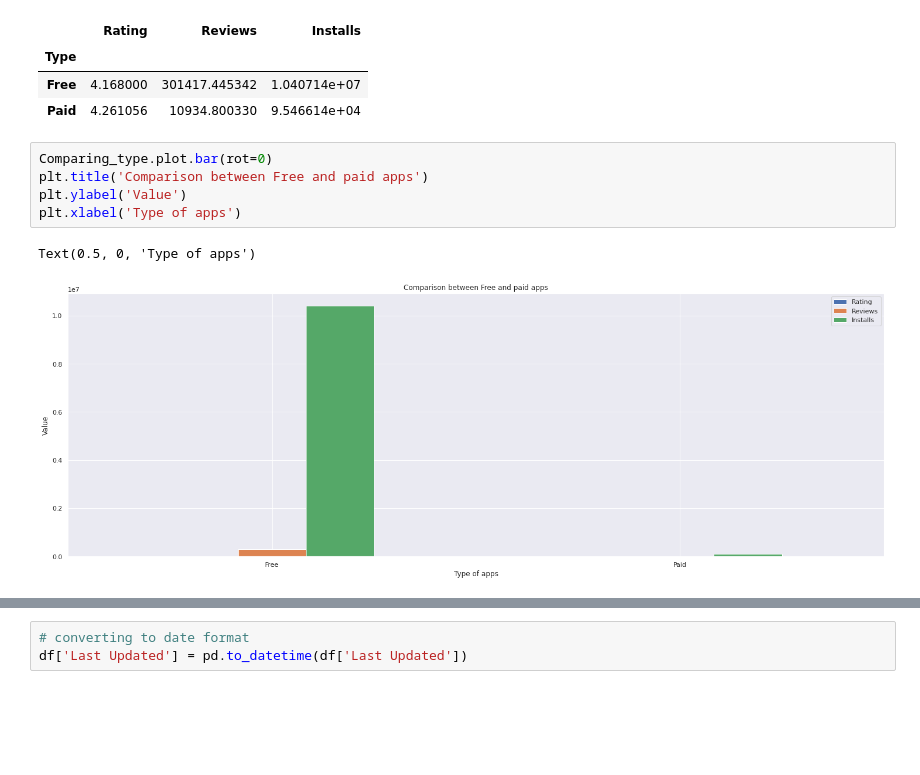
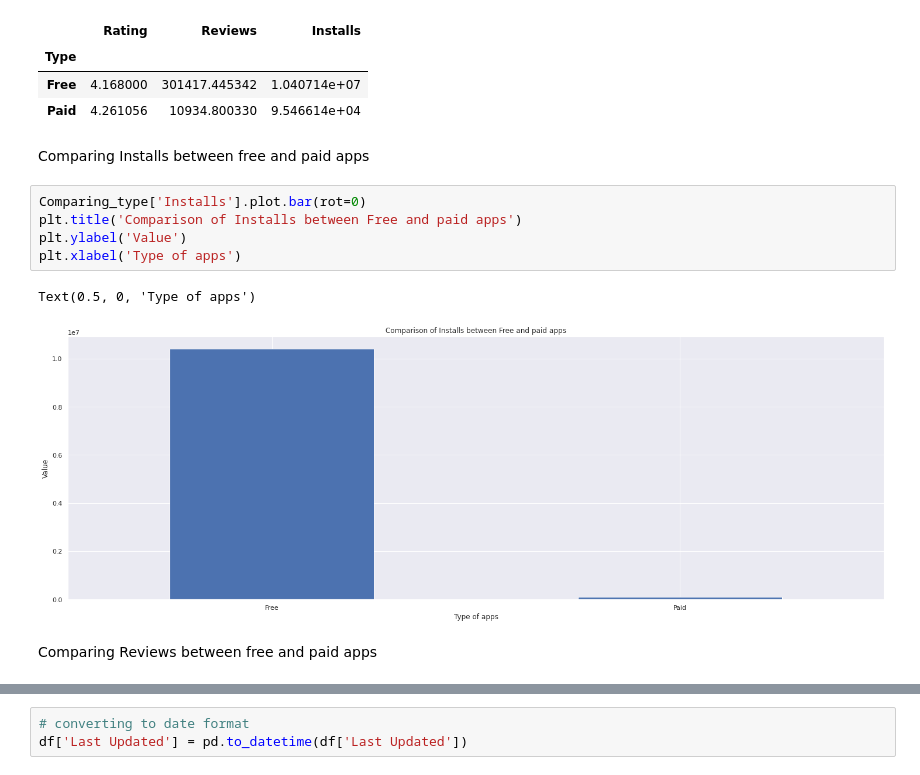
Before and after one commit to indrochoco/Playstore-app-Review-analysis, a Jupyter notebook: Copy_of_Play_Store_App_Review_Analysis_Capstone_Project.ipynb, the cells around one changed output, grey strips where cells are left out. Cells and saved outputs as stored; diff of their text form; blank space fills up the shorter version.

```diff
--- a/Copy_of_Play_Store_App_Review_Analysis_Capstone_Project.ipynb
+++ b/Copy_of_Play_Store_App_Review_Analysis_Capstone_Project.ipynb
@@ -267,11 +265,15 @@ Comparing_type
 | Type |  |  |  |
 | Free | 4.168000 | 301417.445342 | 1.040714e+07 |
 | Paid | 4.261056 | 10934.800330 | 9.546614e+04 |
+# %% [markdown]
+Comparing Installs between free and paid apps
 # %%
-Comparing_type.plot.bar(rot=0)
-plt.title('Comparison between Free and paid apps')
+Comparing_type['Installs'].plot.bar(rot=0)
+plt.title('Comparison of Installs between Free and paid apps')
 plt.ylabel('Value')
 plt.xlabel('Type of apps')
 # %% [output]
 Text(0.5, 0, 'Type of apps')
-[figure, old version]
+[figure, new version]
+# %% [markdown]
+Comparing Reviews between free and paid apps
```
Also changed, not shown: parts of 31 cells of this notebook.
